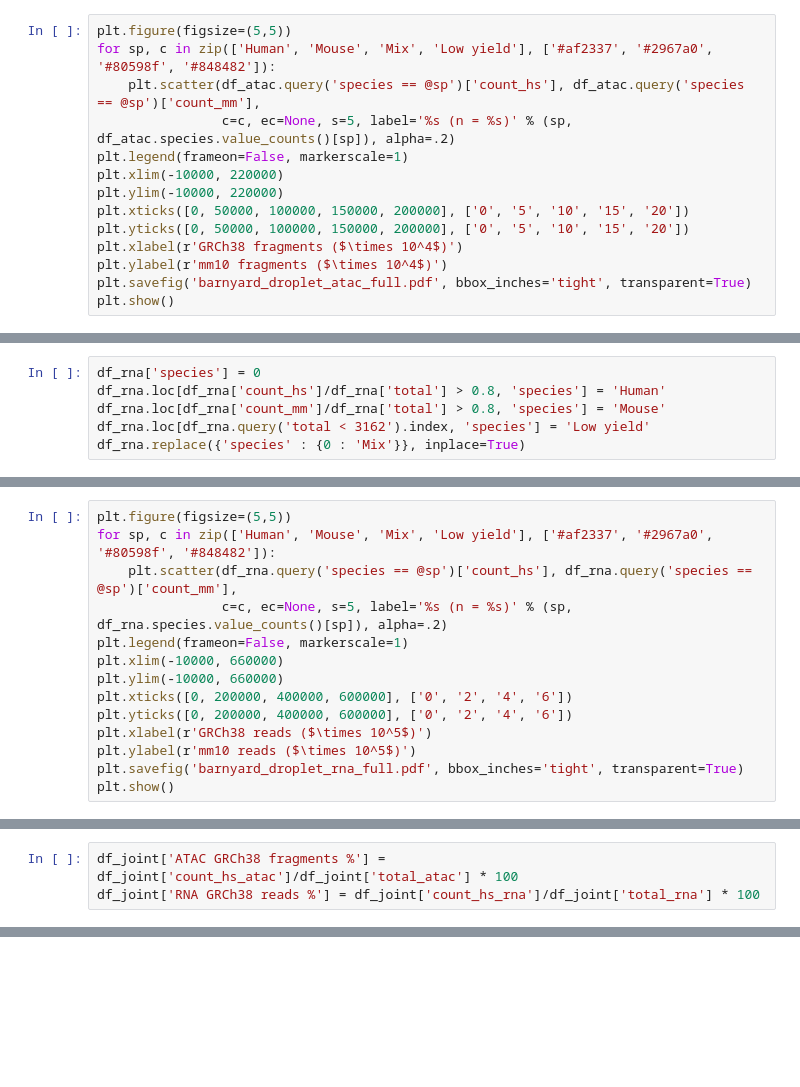
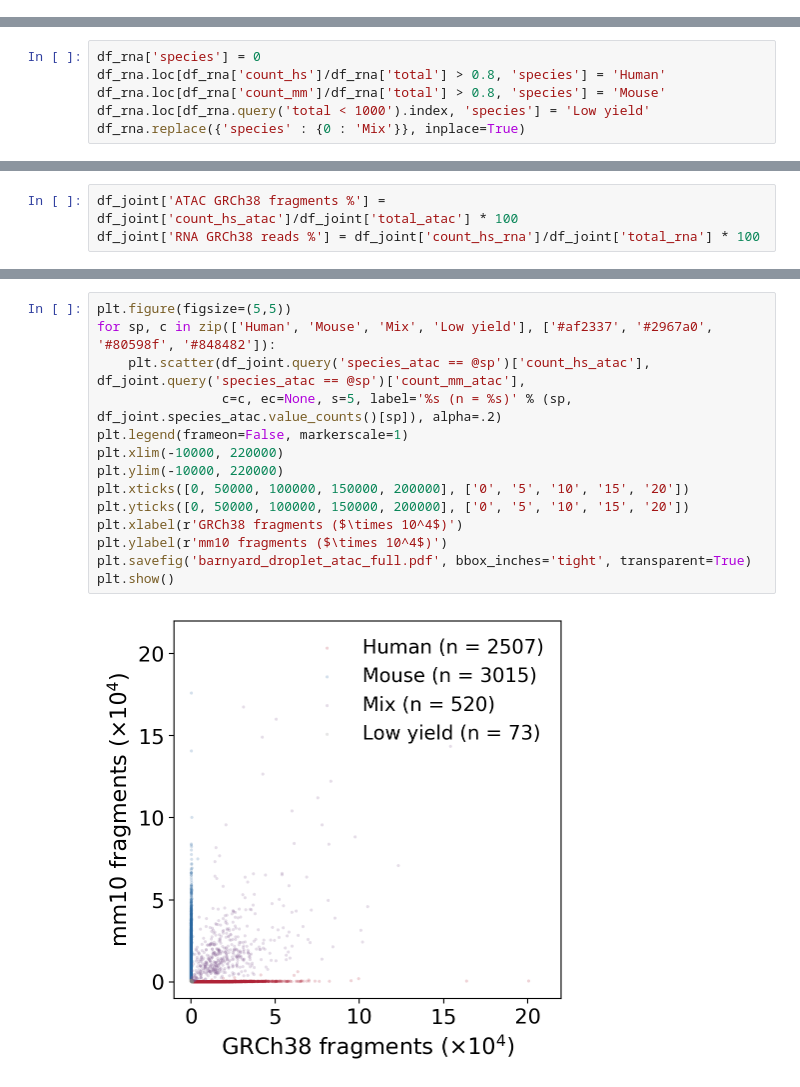
Before and after one commit to dbrg77/ISSAAC-seq, a Jupyter notebook: issaac-seq_preprocessing/Mix_HEK293T_NIH3T3_Droplet/check_species.ipynb, the cells around one changed output, grey strips where cells are left out. Drawn from its saved outputs; the diff is of its cells as text; blank space fills up the shorter version.

Commit message:
updated species mixing code and plot

```diff
--- a/issaac-seq_preprocessing/Mix_HEK293T_NIH3T3_Droplet/check_species.ipynb
+++ b/issaac-seq_preprocessing/Mix_HEK293T_NIH3T3_Droplet/check_species.ipynb
@@ -72,14 +63,0 @@ Name: species, dtype: int64
-# %%
-plt.figure(figsize=(5,5))
-for sp, c in zip(['Human', 'Mouse', 'Mix', 'Low yield'], ['#af2337', '#2967a0', '#80598f', '#848482']):
-    plt.scatter(df_atac.query('species == @sp')['count_hs'], df_atac.query('species == @sp')['count_mm'],
-                c=c, ec=None, s=5, label='%s (n = %s)' % (sp, df_atac.species.value_counts()[sp]), alpha=.2)
-plt.legend(frameon=False, markerscale=1)
-plt.xlim(-10000, 220000)
-plt.ylim(-10000, 220000)
-plt.xticks([0, 50000, 100000, 150000, 200000], ['0', '5', '10', '15', '20'])
-plt.yticks([0, 50000, 100000, 150000, 200000], ['0', '5', '10', '15', '20'])
-plt.xlabel(r'GRCh38 fragments ($\times 10^4$)')
-plt.ylabel(r'mm10 fragments ($\times 10^4$)')
-plt.savefig('barnyard_droplet_atac_full.pdf', bbox_inches='tight', transparent=True)
-plt.show()
@@ -124,5 +83,5 @@ plt.show()
 df_rna['species'] = 0
 df_rna.loc[df_rna['count_hs']/df_rna['total'] > 0.8, 'species'] = 'Human'
 df_rna.loc[df_rna['count_mm']/df_rna['total'] > 0.8, 'species'] = 'Mouse'
-df_rna.loc[df_rna.query('total < 3162').index, 'species'] = 'Low yield'
+df_rna.loc[df_rna.query('total < 1000').index, 'species'] = 'Low yield'
 df_rna.replace({'species' : {0 : 'Mix'}}, inplace=True)
@@ -137,14 +87,0 @@ Name: species, dtype: int64
-# %%
-plt.figure(figsize=(5,5))
-for sp, c in zip(['Human', 'Mouse', 'Mix', 'Low yield'], ['#af2337', '#2967a0', '#80598f', '#848482']):
-    plt.scatter(df_rna.query('species == @sp')['count_hs'], df_rna.query('species == @sp')['count_mm'],
-                c=c, ec=None, s=5, label='%s (n = %s)' % (sp, df_rna.species.value_counts()[sp]), alpha=.2)
-plt.legend(frameon=False, markerscale=1)
-plt.xlim(-10000, 660000)
-plt.ylim(-10000, 660000)
-plt.xticks([0, 200000, 400000, 600000], ['0', '2', '4', '6'])
-plt.yticks([0, 200000, 400000, 600000], ['0', '2', '4', '6'])
-plt.xlabel(r'GRCh38 reads ($\times 10^5$)')
-plt.ylabel(r'mm10 reads ($\times 10^5$)')
-plt.savefig('barnyard_droplet_rna_full.pdf', bbox_inches='tight', transparent=True)
-plt.show()
@@ -238 +180,17 @@ Low yield      93
 Name: species_joint, dtype: int64
+# %%
+plt.figure(figsize=(5,5))
+for sp, c in zip(['Human', 'Mouse', 'Mix', 'Low yield'], ['#af2337', '#2967a0', '#80598f', '#848482']):
+    plt.scatter(df_joint.query('species_atac == @sp')['count_hs_atac'], df_joint.query('species_atac == @sp')['count_mm_atac'],
+                c=c, ec=None, s=5, label='%s (n = %s)' % (sp, df_joint.species_atac.value_counts()[sp]), alpha=.2)
+plt.legend(frameon=False, markerscale=1)
+plt.xlim(-10000, 220000)
+plt.ylim(-10000, 220000)
+plt.xticks([0, 50000, 100000, 150000, 200000], ['0', '5', '10', '15', '20'])
+plt.yticks([0, 50000, 100000, 150000, 200000], ['0', '5', '10', '15', '20'])
+plt.xlabel(r'GRCh38 fragments ($\times 10^4$)')
+plt.ylabel(r'mm10 fragments ($\times 10^4$)')
+plt.savefig('barnyard_droplet_atac_full.pdf', bbox_inches='tight', transparent=True)
+plt.show()
+# %% [output]
+[figure, added]
```
Also changed, not shown: parts of 19 cells of this notebook, 3 other files.
